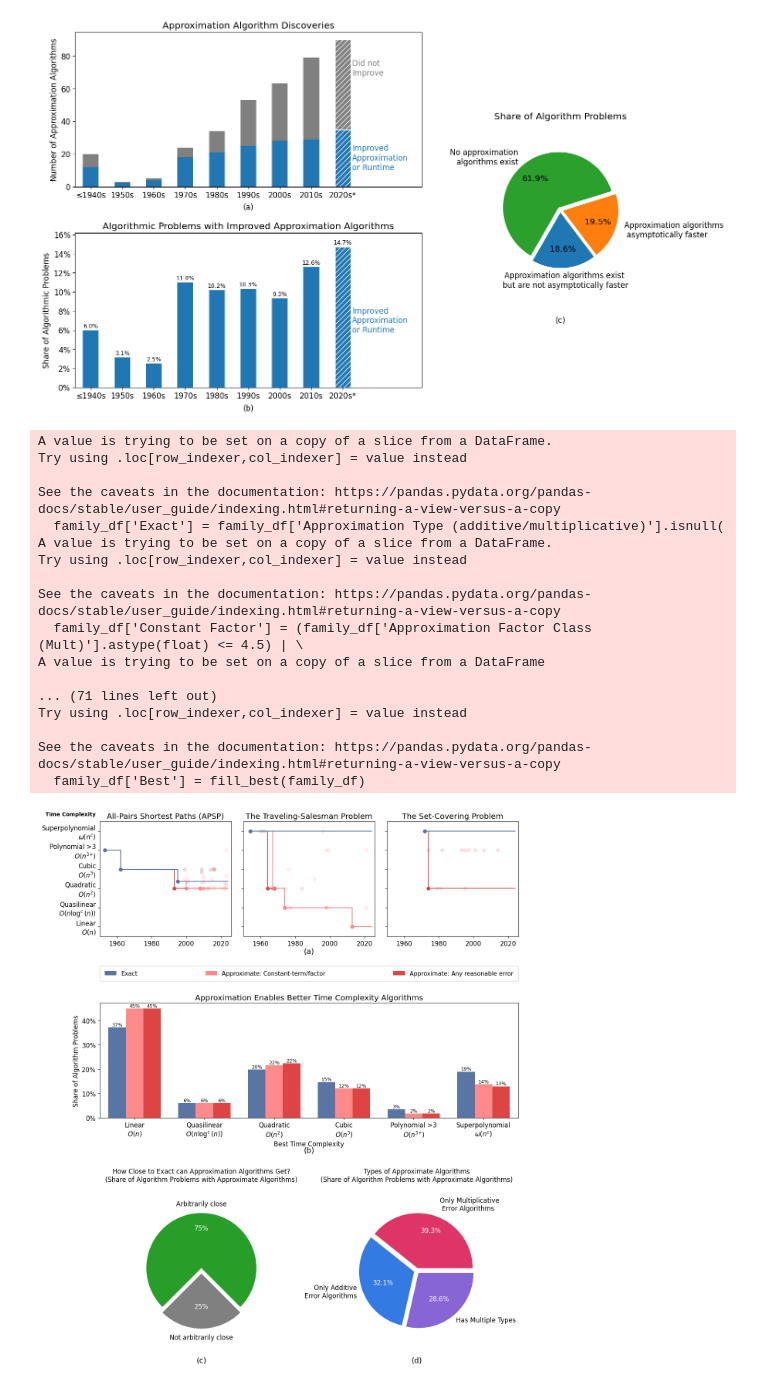
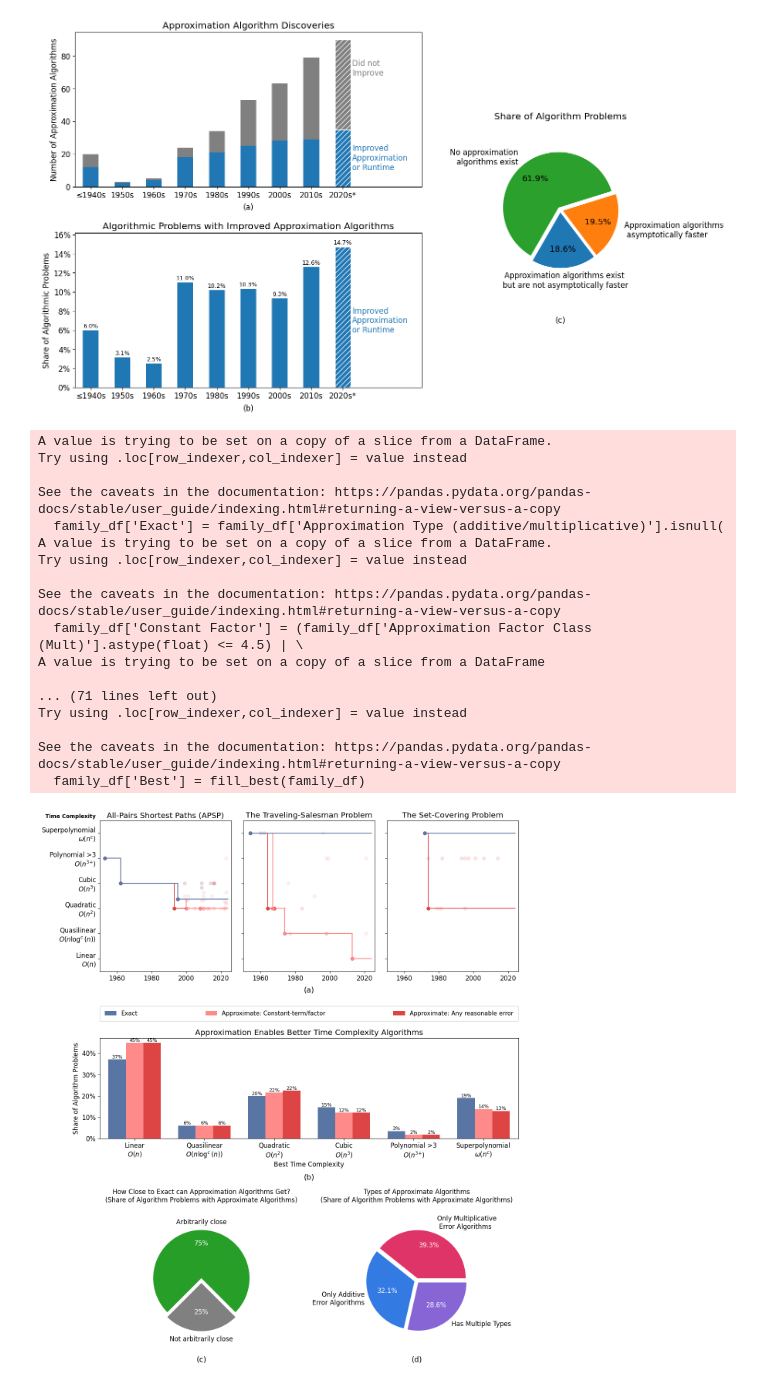
Before and after one commit to andrewlucasgs/approximation-algorithms, a Jupyter notebook: generate_figures.ipynb, the cells around one changed output. Drawn from its saved outputs; the diff is of its cells as text; code cells hidden in the pictures.

Commit message:
Update figures

```diff
--- a/generate_figures.ipynb
+++ b/generate_figures.ipynb
@@ -155,7 +155,7 @@ def fill_best(df, column="Time Complexity Class"):
 
 # Create the GridSpec layout: 2 columns, 3 rows
 fig = plt.figure(figsize=(14, 18))
-gs = GridSpec(3, 6, figure=fig, height_ratios=[1, 1, 1.5])
+gs = GridSpec(3, 6, figure=fig, height_ratios=[1.5, 1, 1.5])
 
 # First row: Create individual subplots for each family (spanning 2 columns per family)
 for idx, (family, start_col) in enumerate(zip(families, [0, 2, 4])):
@@ -245,7 +245,7 @@ for idx, (family, start_col) in enumerate(zip(families, [0, 2, 4])):
     if start_col == 0:
         ax.set_ylabel('')
         ax.annotate('Time Complexity', xy=(
-            -0.03, 1.05), xycoords='axes fraction', ha='right', fontsize=10, rotation=0, fontweight='bold')
+            -0.03, 1.02), xycoords='axes fraction', ha='right', fontsize=10, rotation=0, fontweight='bold')
 
     # Update the y-axis tick labels, splitting before the square brackets and removing them
     ax.set_yticks(np.arange(3, 9, 1), [
@@ -258,7 +258,7 @@ for idx, (family, start_col) in enumerate(zip(families, [0, 2, 4])):
     ])
 # Second plot (grouped bar chart) spanning both columns in the second row
 ax2 = fig.add_subplot(gs[1, :])  # This spans both columns
-ax2.text(0.5, -0.25, "(b)", transform=ax2.transAxes,
+ax2.text(0.5, -0.35, "(b)", transform=ax2.transAxes,
          fontsize=14, va='top', ha='center')
 
 # Load the data for the second plot
@@ -417,34 +417,34 @@ for text in texts:
 # Add a title to the fourth pie chart
 ax4.set_title('Types of Approximate Algorithms\n(Share of Algorithm Problems with Approximate Algorithms)',
               color='black', fontsize=12, ha='center')
 
 # Adjust the overall layout to prevent overlapping
 # plt.tight_layout()
 # Increase the space between the plots (you can adjust the value)
 plt.subplots_adjust(hspace=0.5)
 
 # Save and display the combined plot
 plt.savefig('figures/figure 2.png', bbox_inches='tight')
 plt.show()
 # %% [output]
 A value is trying to be set on a copy of a slice from a DataFrame.
 Try using .loc[row_indexer,col_indexer] = value instead
 
 See the caveats in the documentation: https://pandas.pydata.org/pandas-docs/stable/user_guide/indexing.html#returning-a-view-versus-a-copy
   family_df['Exact'] = family_df['Approximation Type (additive/multiplicative)'].isnull(
 A value is trying to be set on a copy of a slice from a DataFrame.
 Try using .loc[row_indexer,col_indexer] = value instead
 
 See the caveats in the documentation: https://pandas.pydata.org/pandas-docs/stable/user_guide/indexing.html#returning-a-view-versus-a-copy
   family_df['Constant Factor'] = (family_df['Approximation Factor Class (Mult)'].astype(float) <= 4.5) | \
 A value is trying to be set on a copy of a slice from a DataFrame
 
 ... (71 lines left out)
 Try using .loc[row_indexer,col_indexer] = value instead
 
 See the caveats in the documentation: https://pandas.pydata.org/pandas-docs/stable/user_guide/indexing.html#returning-a-view-versus-a-copy
   family_df['Best'] = fill_best(family_df)
-[figure, old version]
+[figure, new version]
 # %%
 import matplotlib.pyplot as plt
 import numpy as np
```
Also changed, not shown: parts of 1 cell of this notebook, 13 other files.
